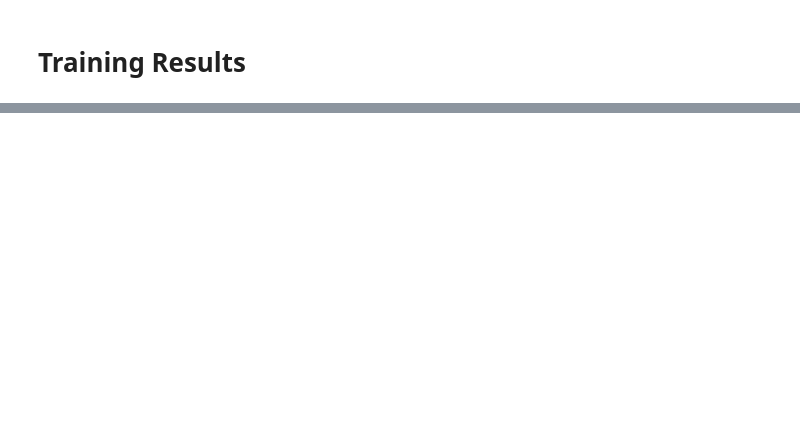
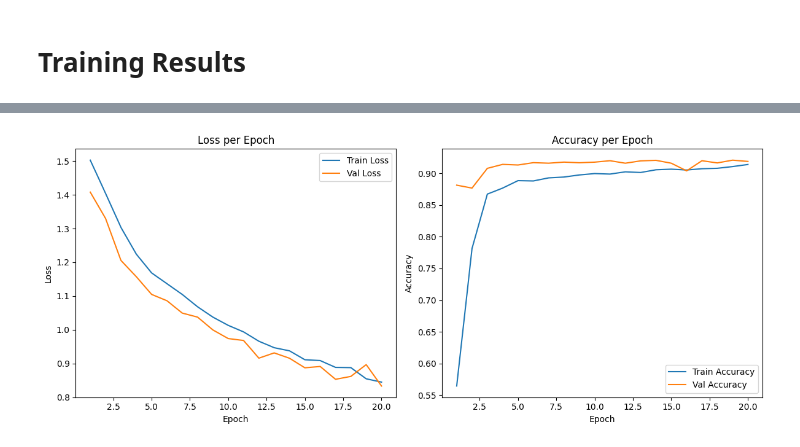
Before and after one commit to clach667/unet-busi-segmentation, a Jupyter notebook: notebooks/project-notebook.ipynb, the cells around one changed output, grey strips where cells are left out. Saved outputs shown, nothing was run; the diff lists cells and outputs as text; code cells hidden in the pictures; blank space fills up the shorter version.

```diff
--- a/notebooks/project-notebook.ipynb
+++ b/notebooks/project-notebook.ipynb
@@ -174,0 +179,40 @@ print(f" Mean Accuracy on test set: {np.mean(acc_scores):.4f}")
+# %%
+import matplotlib.pyplot as plt
+
+def plot_training_logs(train_logs, val_logs):
+    epochs = range(1, len(train_logs["loss"]) + 1)
+
+    plt.figure(figsize=(12, 5))
+
+    # 📉 Loss
+    plt.subplot(1, 2, 1)
+    plt.plot(epochs, train_logs["loss"], label="Train Loss")
+    plt.plot(epochs, val_logs["loss"], label="Val Loss")
+    plt.xlabel("Epoch")
+    plt.ylabel("Loss")
+    plt.title("Loss per Epoch")
+    plt.legend()
+
+    # 📈 Accuracy
+    plt.subplot(1, 2, 2)
+    plt.plot(epochs, train_logs["acc"], label="Train Accuracy")
+    plt.plot(epochs, val_logs["acc"], label="Val Accuracy")
+    plt.xlabel("Epoch")
+    plt.ylabel("Accuracy")
+    plt.title("Accuracy per Epoch")
+    plt.legend()
+
+    plt.tight_layout()
+    plt.show()
+
+
+train_losses = np.load("/Users/clarachoukroun/unet-busi-project/results/train_losses.npy")
+train_accs = np.load("/Users/clarachoukroun/unet-busi-project/results/train_accs.npy")
+val_losses = np.load("/Users/clarachoukroun/unet-busi-project/results/val_losses.npy")
+val_accs = np.load("/Users/clarachoukroun/unet-busi-project/results/val_accs.npy")
+plot_training_logs(
+    train_logs={"loss": train_losses, "acc": train_accs},
+    val_logs={"loss": val_losses, "acc": val_accs}
+)
+# %% [output]
+[figure, added]
```
Also changed, not shown: parts of 7 cells of this notebook, 1 other file.
